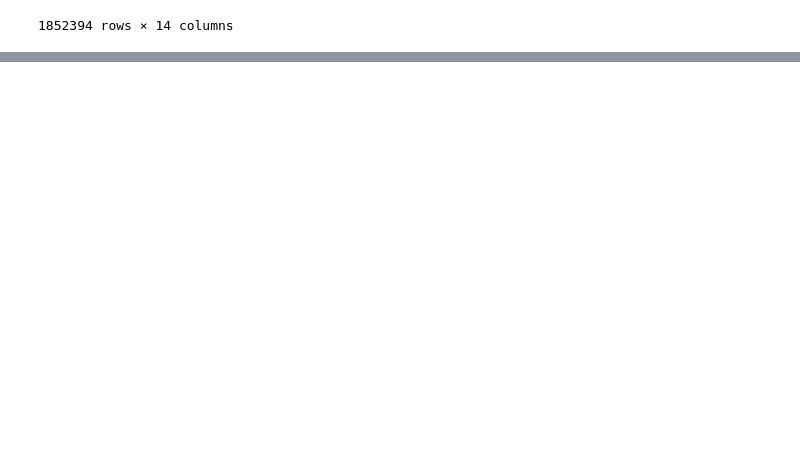
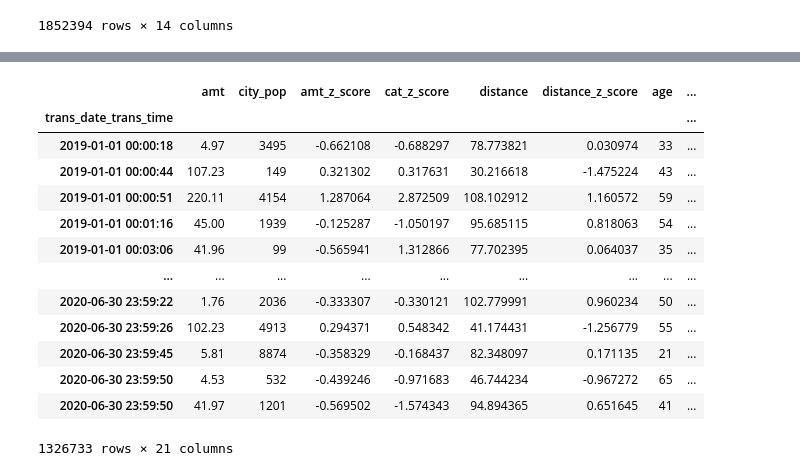
Before and after one commit to andypsh/BIGDATA2022, a Jupyter notebook: 머신러닝/LightGBM/카드거래의 이상거래판단.ipynb, the cells around one changed output, grey strips where cells are left out. Saved outputs shown, nothing was run; the diff lists cells and outputs as text; code cells hidden in the pictures; blank space fills up the shorter version.

```diff
--- a/머신러닝/LightGBM/카드거래의 이상거래판단.ipynb
+++ b/머신러닝/LightGBM/카드거래의 이상거래판단.ipynb
@@ -267,0 +397,2 @@ data
+# %%
+data.drop(['cc_num' , 'lat' , 'long' , 'merch_lat' , 'merch_long' , 'dob' , 'merch_coord' , 'cust_coord'] , axis =1 , inplace = True)
@@ -267,0 +412,17 @@ data
+# %%
+X_train
+# %% [output]
+|  | amt | city_pop | amt_z_score | cat_z_score | distance | distance_z_score | age | ... |
+| trans_date_trans_time |  |  |  |  |  |  |  | ... |
+| 2019-01-01 00:00:18 | 4.97 | 3495 | -0.662108 | -0.688297 | 78.773821 | 0.030974 | 33 | ... |
+| 2019-01-01 00:00:44 | 107.23 | 149 | 0.321302 | 0.317631 | 30.216618 | -1.475224 | 43 | ... |
+| 2019-01-01 00:00:51 | 220.11 | 4154 | 1.287064 | 2.872509 | 108.102912 | 1.160572 | 59 | ... |
+| 2019-01-01 00:01:16 | 45.00 | 1939 | -0.125287 | -1.050197 | 95.685115 | 0.818063 | 54 | ... |
+| 2019-01-01 00:03:06 | 41.96 | 99 | -0.565941 | 1.312866 | 77.702395 | 0.064037 | 35 | ... |
+| ... | ... | ... | ... | ... | ... | ... | ... | ... |
+| 2020-06-30 23:59:22 | 1.76 | 2036 | -0.333307 | -0.330121 | 102.779991 | 0.960234 | 50 | ... |
+| 2020-06-30 23:59:26 | 102.23 | 4913 | 0.294371 | 0.548342 | 41.174431 | -1.256779 | 55 | ... |
+| 2020-06-30 23:59:45 | 5.81 | 8874 | -0.358329 | -0.168437 | 82.348097 | 0.171135 | 21 | ... |
+| 2020-06-30 23:59:50 | 4.53 | 532 | -0.439246 | -0.971683 | 46.744234 | -0.967272 | 65 | ... |
+| 2020-06-30 23:59:50 | 41.97 | 1201 | -0.569502 | -1.574343 | 94.894365 | 0.651645 | 41 | ... |
+1326733 rows × 21 columns
```
Also changed, not shown: parts of 57 cells of this notebook, 6 other files.
